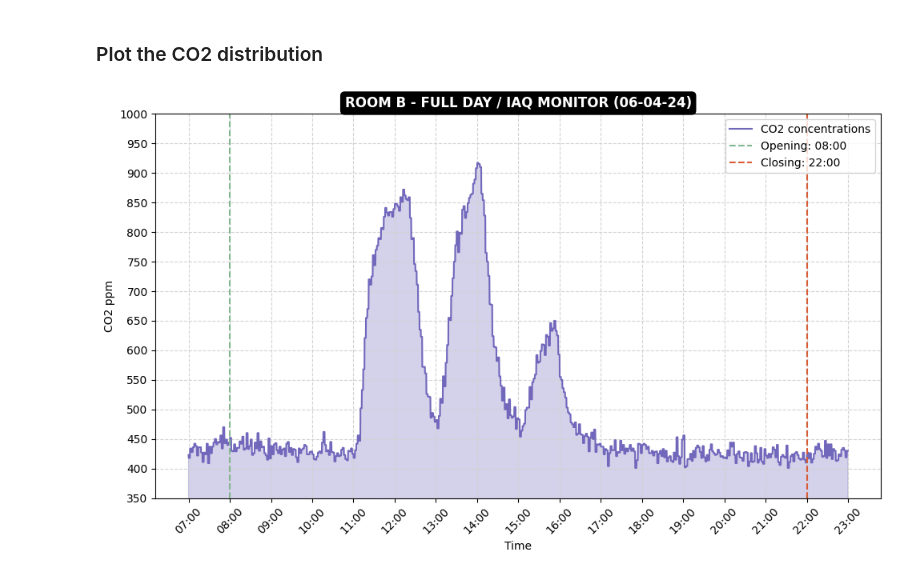
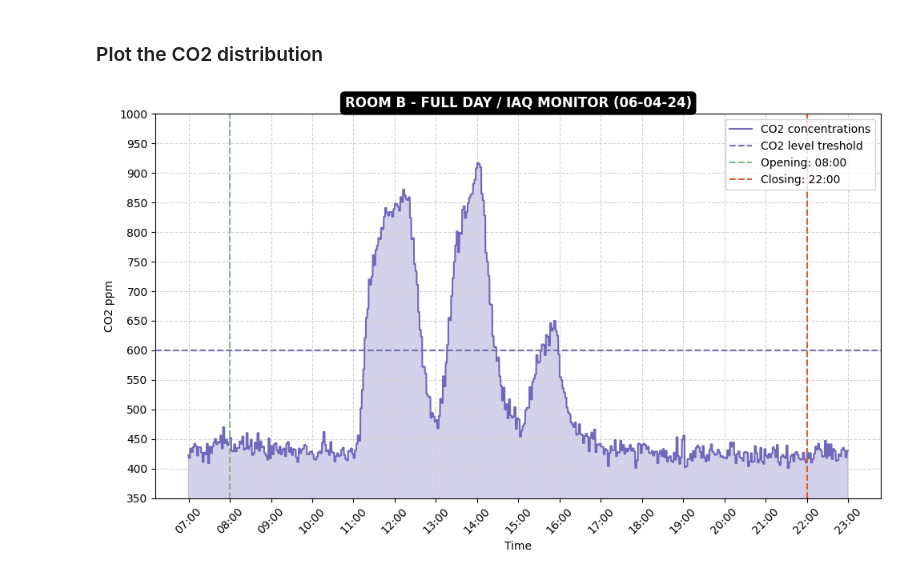
Before and after one commit to viszlab/datasets, a Jupyter notebook: room-b_monitor-meeting-spike-day.ipynb, the cells around one changed output. Cells and saved outputs as stored; diff of their text form; code cells hidden in the pictures.

```diff
--- a/room-b_monitor-meeting-spike-day.ipynb
+++ b/room-b_monitor-meeting-spike-day.ipynb
@@ -223,31 +223,35 @@ title = plt.title('Room B - Full day / IAQ Monitor (06-04-24)'.upper(), fontweig
 title.set_position([.5, 0.6])  # Adjust the title position
 title.set_color('white')  # Set title text color to white
 title.set_bbox(dict(facecolor='black', edgecolor='black', boxstyle='round,pad=0.3'))  # Set title background color to black
 plt.xlabel('Time')
 plt.ylabel('CO2 ppm')
 plt.xticks(rotation=45)
 # Format x-axis to show only time
 plt.gca().xaxis.set_major_formatter(mdates.DateFormatter('%H:%M'))
 plt.gca().xaxis.set_major_locator(mdates.HourLocator(interval=1))
 
 # Fill the area under the line plot
 plt.fill_between(df['Datetime'], df['CO2 ppm'], color='#7168bc', alpha=0.3)
 
+# Draw horizontal line at 600 CO2 level mark
+plt.axhline(y=600, color='#756db8', linestyle='--', label='CO2 level treshold')
+
 # Add vertical lines at 08:00 and 22:00
 plt.axvline(x=df[df['Time'] == '08:00:00']['Datetime'].iloc[0], color='#84b690', linestyle='--', label='Opening: 08:00')
 plt.axvline(x=df[df['Time'] == '22:00:00']['Datetime'].iloc[0], color='#d85c36', linestyle='--', label='Closing: 22:00')
 
 # Set y-axis limits and ticks
 plt.ylim(350, 1000)
 plt.yticks(np.arange(350, 1001, 50))
+
 
 plt.grid(True, linestyle='--', color='lightgrey')
 plt.tight_layout()
 plt.legend(loc='upper right')  # Move legend to the top right
 
 # Save the chart to disk
 plt.savefig('monitor-charts/room-b-monitor-meeting-spike-day.png', dpi=300, bbox_inches='tight')
 
 plt.show()
 # %% [output]
-[figure, old version]
+[figure, new version]
```
Also changed, not shown: parts of 2 cells of this notebook, 11 other files.
